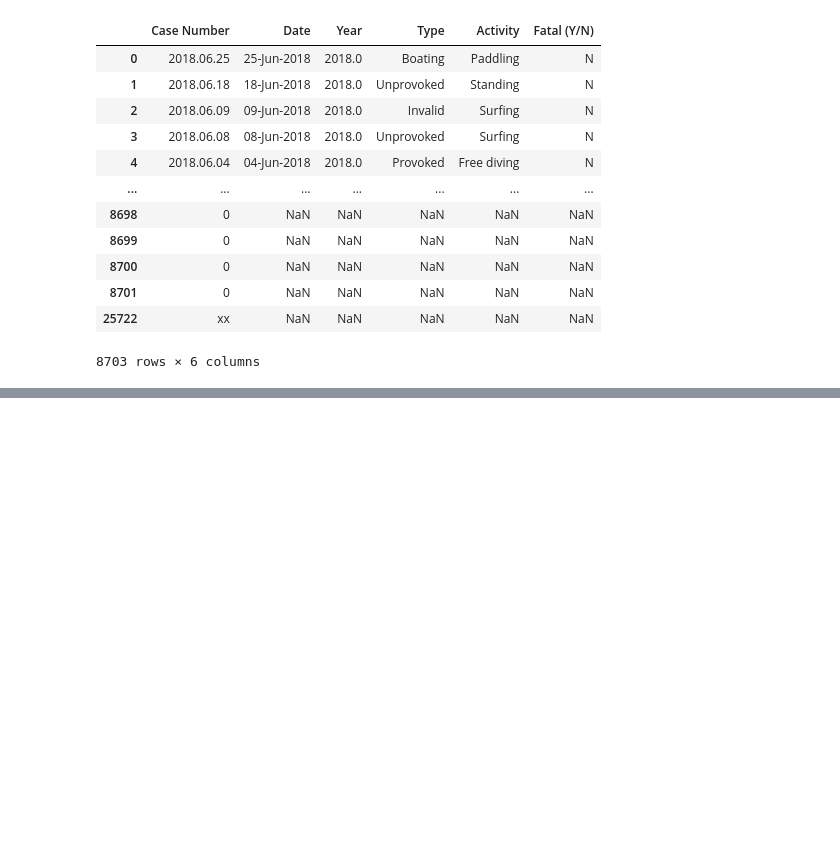
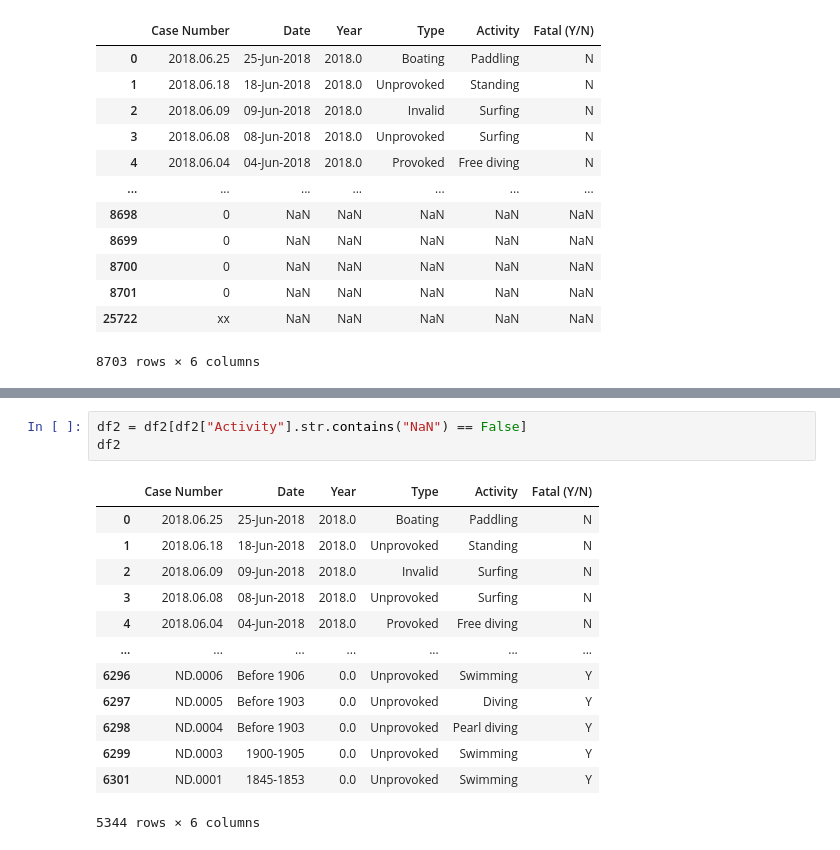
Before and after one commit to RamsesMR5/los-peces-son-amigos-no-comida, a Jupyter notebook: shashasharks.ipynb, the cells around one changed output, grey strips where cells are left out. Drawn from its saved outputs; the diff is of its cells as text; blank space fills up the shorter version.

```diff
--- a/shashasharks.ipynb
+++ b/shashasharks.ipynb
@@ -99,0 +134,17 @@ df2
+# %%
+df2 = df2[df2["Activity"].str.contains("NaN") == False]
+df2
+# %% [output]
+|  | Case Number | Date | Year | Type | Activity | Fatal (Y/N) |
+| 0 | 2018.06.25 | 25-Jun-2018 | 2018.0 | Boating | Paddling | N |
+| 1 | 2018.06.18 | 18-Jun-2018 | 2018.0 | Unprovoked | Standing | N |
+| 2 | 2018.06.09 | 09-Jun-2018 | 2018.0 | Invalid | Surfing | N |
+| 3 | 2018.06.08 | 08-Jun-2018 | 2018.0 | Unprovoked | Surfing | N |
+| 4 | 2018.06.04 | 04-Jun-2018 | 2018.0 | Provoked | Free diving | N |
+| ... | ... | ... | ... | ... | ... | ... |
+| 6296 | ND.0006 | Before 1906 | 0.0 | Unprovoked | Swimming | Y |
+| 6297 | ND.0005 | Before 1903 | 0.0 | Unprovoked | Diving | Y |
+| 6298 | ND.0004 | Before 1903 | 0.0 | Unprovoked | Pearl diving | Y |
+| 6299 | ND.0003 | 1900-1905 | 0.0 | Unprovoked | Swimming | Y |
+| 6301 | ND.0001 | 1845-1853 | 0.0 | Unprovoked | Swimming | Y |
+5344 rows × 6 columns
```
Also changed, not shown: parts of 4 cells of this notebook.
